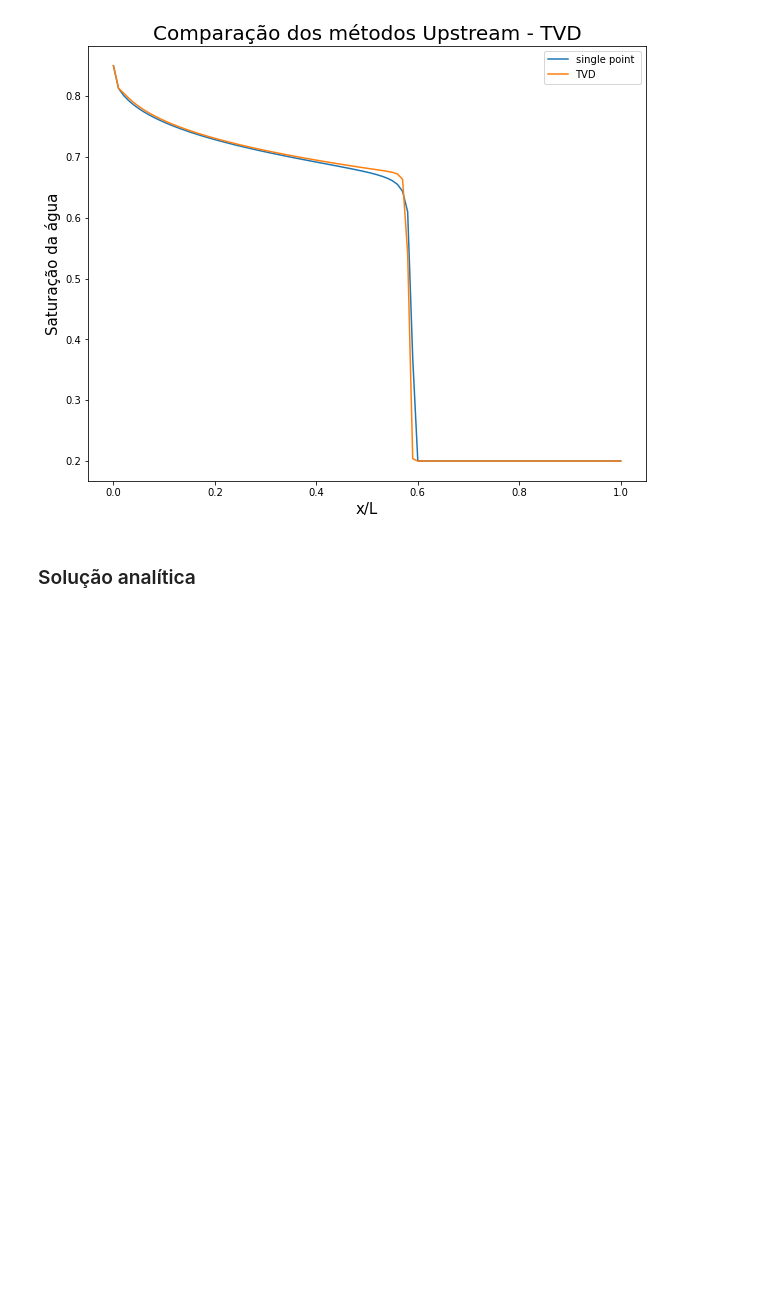
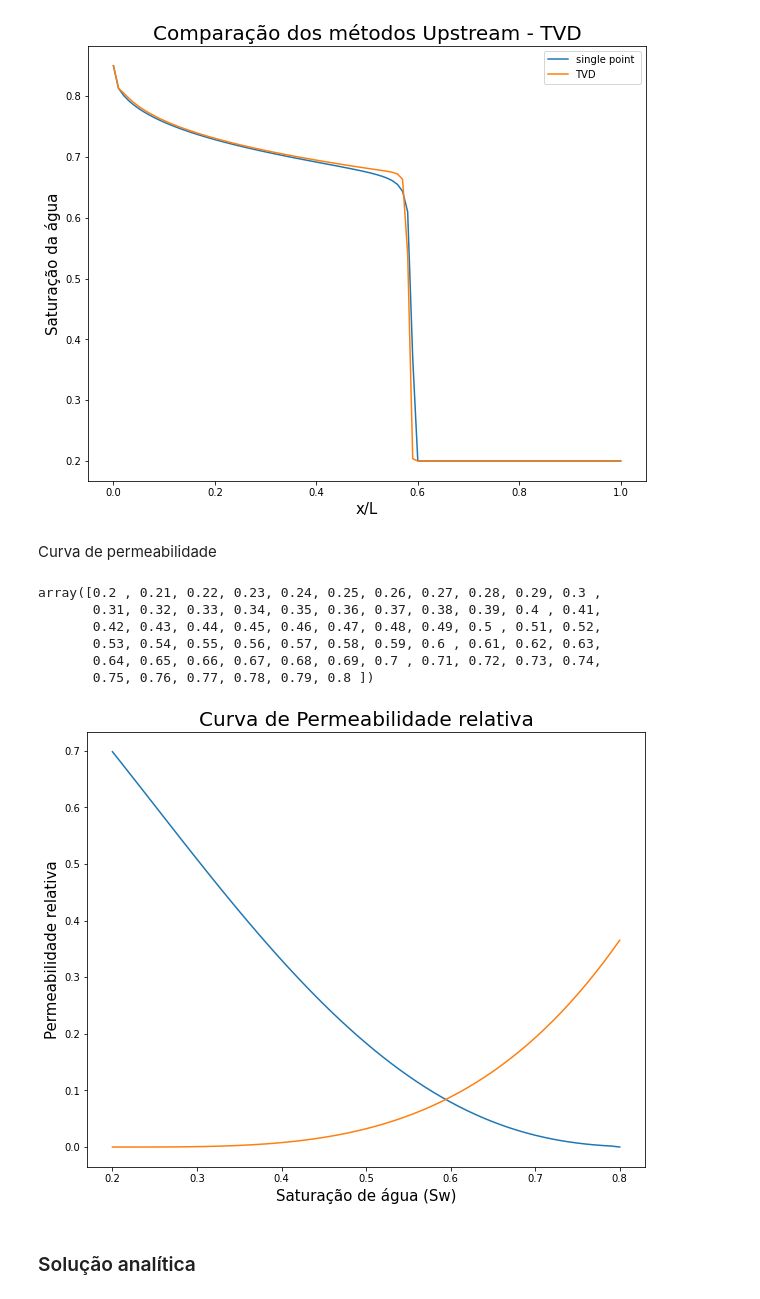
Before and after one commit to igcampos/Mestrado, a Jupyter notebook: saturacao_explicit.ipynb, the cells around one changed output. Cells and saved outputs as stored; diff of their text form; code cells hidden in the pictures; blank space fills up the shorter version.

```diff
--- a/saturacao_explicit.ipynb
+++ b/saturacao_explicit.ipynb
@@ -1502,5 +1509,32 @@ ax.legend()
 plt.show()
 # %% [output]
 [figure]
+# %% [markdown]
+Curva de permeabilidade
+# %%
+vetor_saturacao = np.arange(swi,1-sor,0.01)
+vetor_saturacao
+# %% [output]
+array([0.2 , 0.21, 0.22, 0.23, 0.24, 0.25, 0.26, 0.27, 0.28, 0.29, 0.3 ,
+       0.31, 0.32, 0.33, 0.34, 0.35, 0.36, 0.37, 0.38, 0.39, 0.4 , 0.41,
+       0.42, 0.43, 0.44, 0.45, 0.46, 0.47, 0.48, 0.49, 0.5 , 0.51, 0.52,
+       0.53, 0.54, 0.55, 0.56, 0.57, 0.58, 0.59, 0.6 , 0.61, 0.62, 0.63,
+       0.64, 0.65, 0.66, 0.67, 0.68, 0.69, 0.7 , 0.71, 0.72, 0.73, 0.74,
+       0.75, 0.76, 0.77, 0.78, 0.79, 0.8 ])
+# %%
+kro, krw = perm_validacao(vetor_saturacao,swi,sor,kro_swi,krw_sor)
+# %%
+#Curva de permeabilidade
+fig = plt.figure(figsize=(10,8))
+
+plt.plot(vetor_saturacao,kro)
+plt.plot(vetor_saturacao,krw)
+
+plt.xlabel("Saturação de água (Sw)", fontsize = 15)
+plt.ylabel("Permeabilidade relativa", fontsize = 15)
+plt.title("Curva de Permeabilidade relativa", fontsize = 20)
+plt.show()
+# %% [output]
+[figure, added]
 # %% [markdown]
 ### Solução analítica
```
Also changed, not shown: parts of 50 cells of this notebook.
